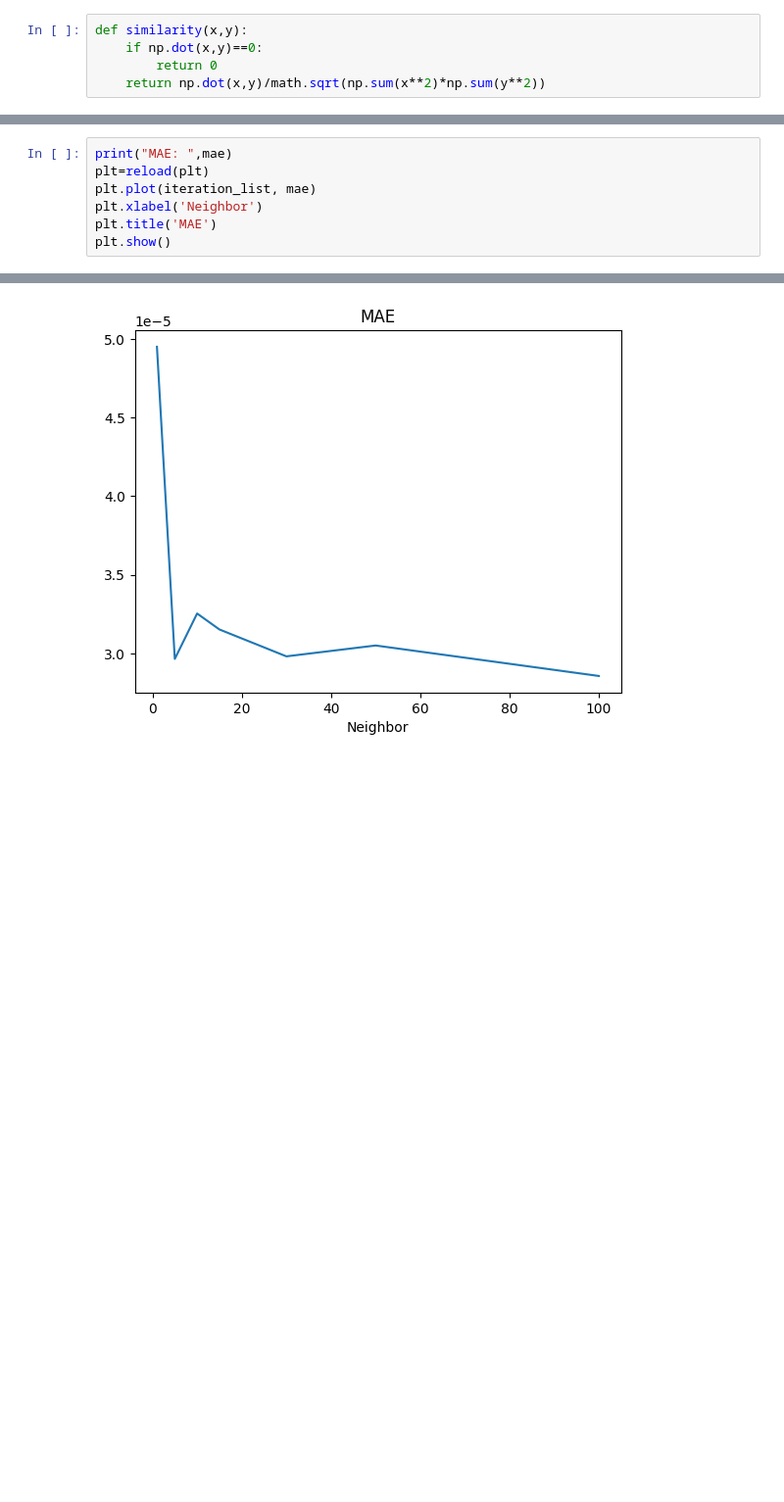
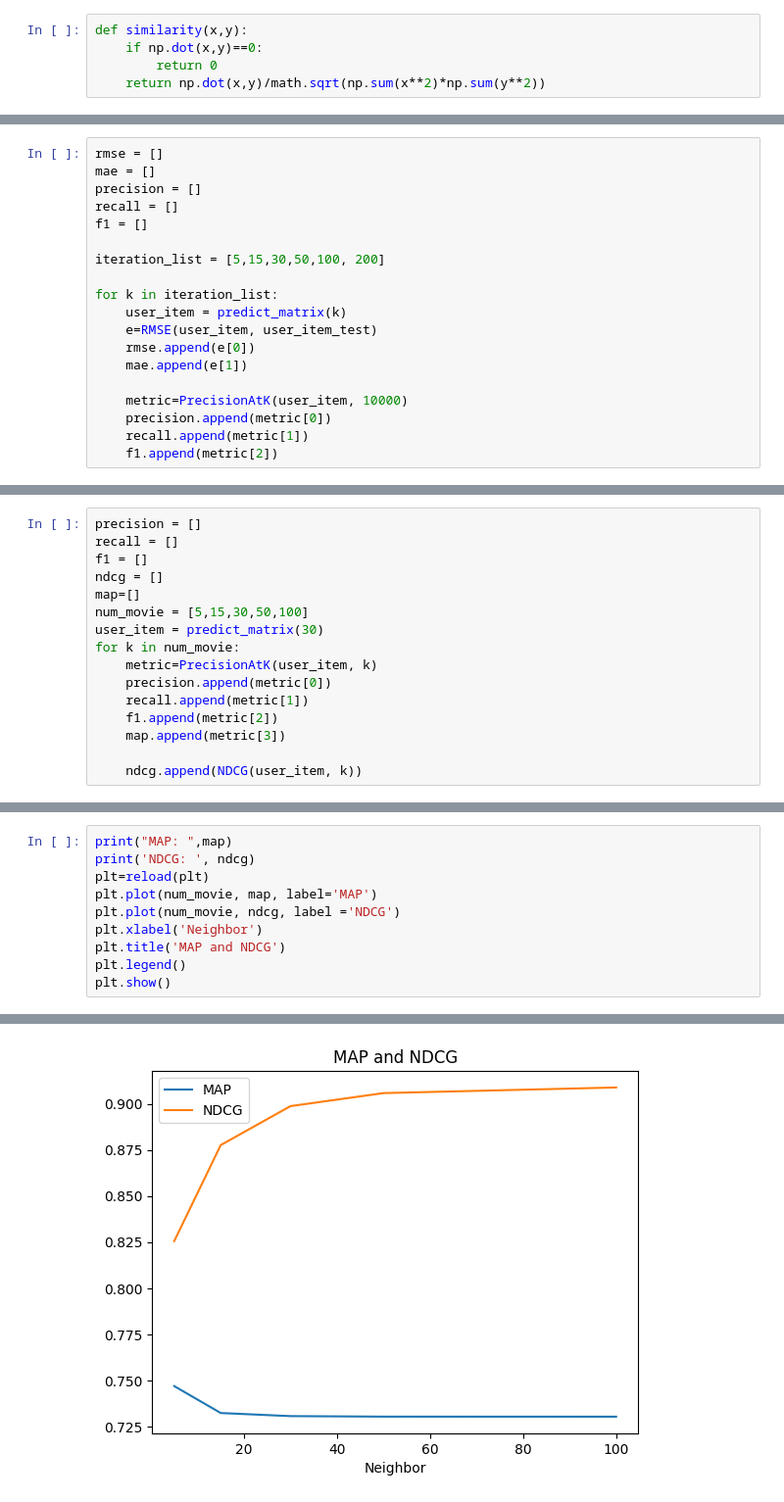
Before and after one commit to datht4889/MovieRecommender, a Jupyter notebook: src/User_user_Collaborative.ipynb, the cells around one changed output, grey strips where cells are left out. Shown at 98% size. Drawn from its saved outputs; the diff is of its cells as text; blank space fills up the shorter version.

```diff
--- a/src/User_user_Collaborative.ipynb
+++ b/src/User_user_Collaborative.ipynb
@@ -132 +183,20 @@ for k in iteration_list:
+# %%
+rmse = []
+mae = []
+precision = []
+recall = []
+f1 = []
+
+iteration_list = [5,15,30,50,100, 200]
+
+for k in iteration_list:
+    user_item = predict_matrix(k)
+    e=RMSE(user_item, user_item_test)
+    rmse.append(e[0])
+    mae.append(e[1])
+
+    metric=PrecisionAtK(user_item, 10000)
+    precision.append(metric[0])
+    recall.append(metric[1])
+    f1.append(metric[2])
 # %%
@@ -143,0 +235,16 @@ RMSE:  [2.339451313787214, 1.9562904325593522, 1.8664551015093451, 1.82756474041
+# %%
+precision = []
+recall = []
+f1 = []
+ndcg = []
+map=[]
+num_movie = [5,15,30,50,100]
+user_item = predict_matrix(30)
+for k in num_movie:
+    metric=PrecisionAtK(user_item, k)
+    precision.append(metric[0])
+    recall.append(metric[1])
+    f1.append(metric[2])
+    map.append(metric[3])
+
+    ndcg.append(NDCG(user_item, k))
@@ -144,8 +268,11 @@ RMSE:  [2.339451313787214, 1.9562904325593522, 1.8664551015093451, 1.82756474041
 # %%
-print("MAE: ",mae)
+print("MAP: ",map)
+print('NDCG: ', ndcg)
 plt=reload(plt)
-plt.plot(iteration_list, mae)
+plt.plot(num_movie, map, label='MAP')
+plt.plot(num_movie, ndcg, label ='NDCG')
 plt.xlabel('Neighbor')
-plt.title('MAE')
+plt.title('MAP and NDCG')
+plt.legend()
 plt.show()
 # %% [output]
@@ -153 +281 @@ MAE:  [4.949780218285308e-05, 2.9644781094336732e-05, 3.253438178969517e-05, 3.1
-[figure, old version]
+[figure, new version]
```
Also changed, not shown: parts of 29 cells of this notebook, 5 other files.
